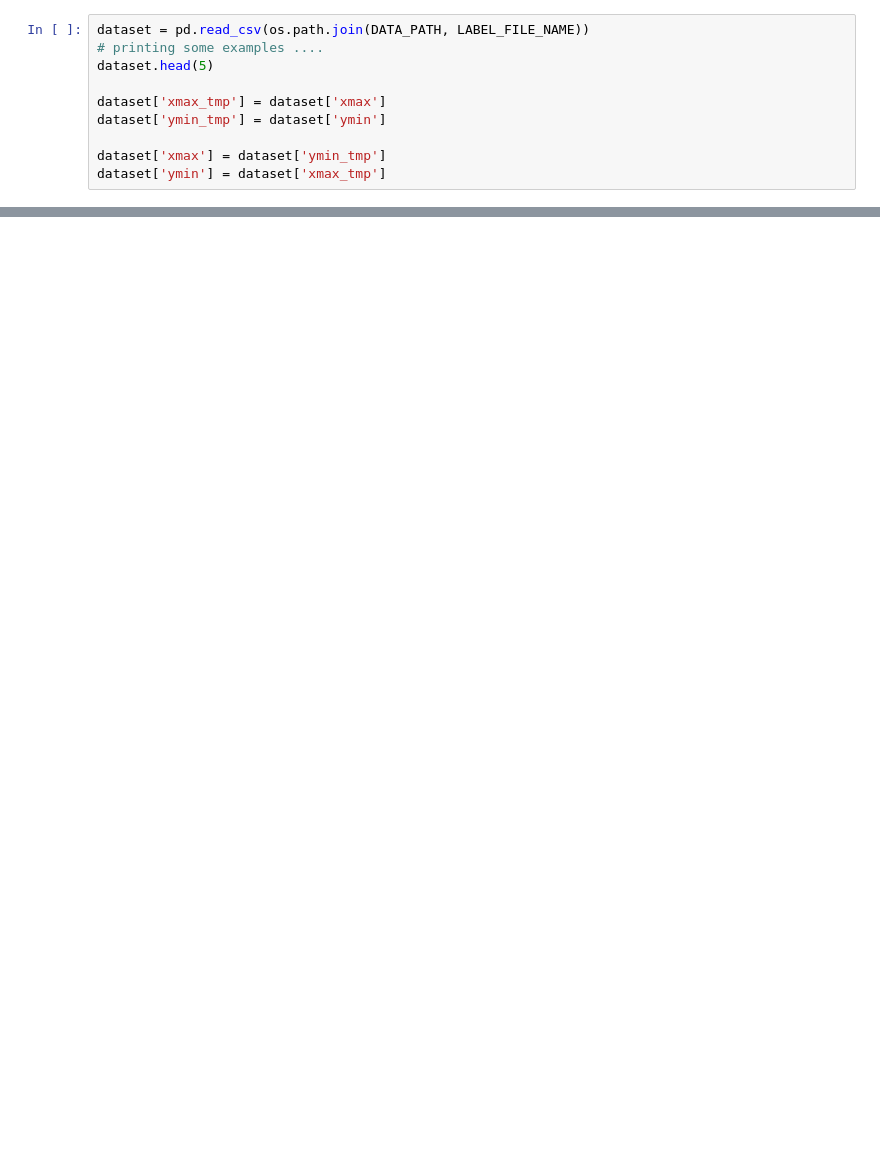
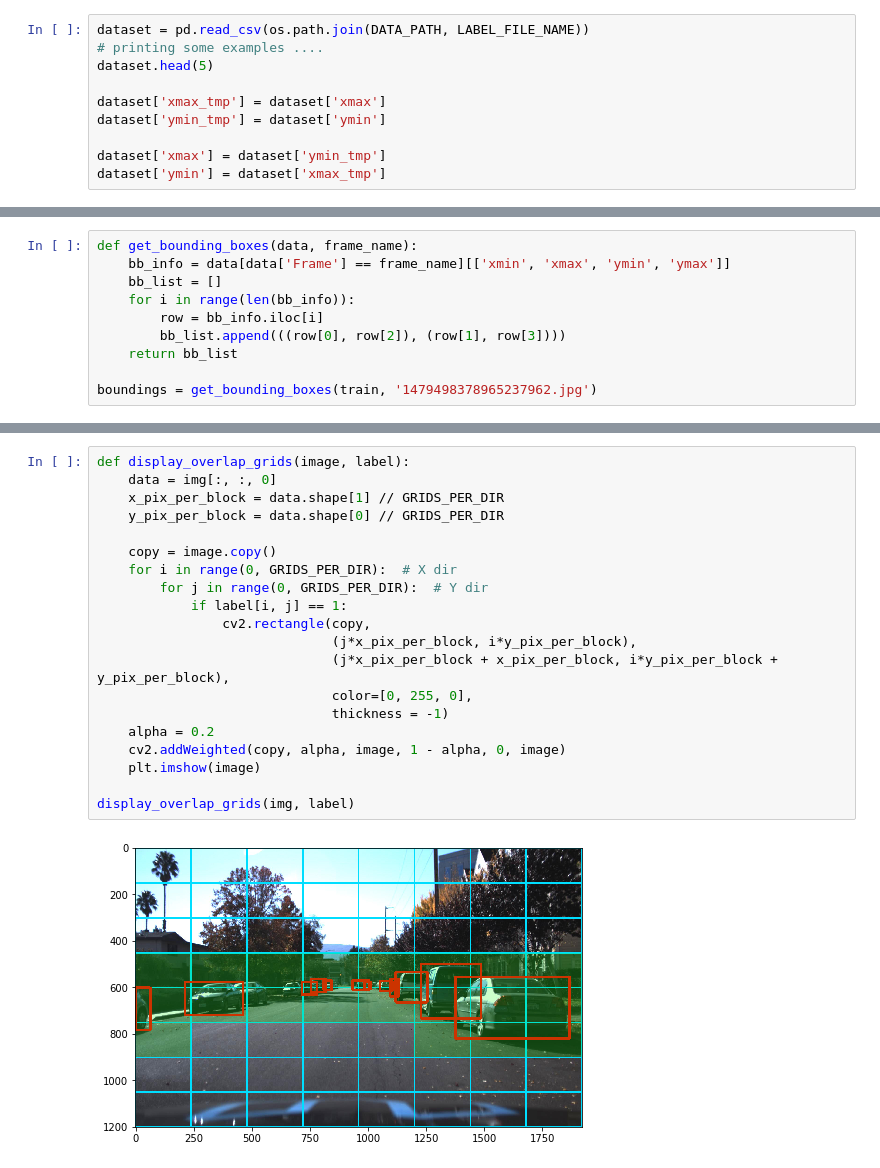
Before and after one commit to upul/Pedestrian_Detection, a Jupyter notebook: DataExplorationAndInitialModels.ipynb, the cells around one changed output, grey strips where cells are left out. Drawn from its saved outputs; the diff is of its cells as text; blank space fills up the shorter version.

```diff
--- a/DataExplorationAndInitialModels.ipynb
+++ b/DataExplorationAndInitialModels.ipynb
@@ -103,0 +47,10 @@ print_bounding_boxes(selected_frame)
+# %%
+def get_bounding_boxes(data, frame_name):
+    bb_info = data[data['Frame'] == frame_name][['xmin', 'xmax', 'ymin', 'ymax']]
+    bb_list = []
+    for i in range(len(bb_info)):
+        row = bb_info.iloc[i]
+        bb_list.append(((row[0], row[2]), (row[1], row[3])))
+    return bb_list
+
+boundings = get_bounding_boxes(train, '1479498378965237962.jpg')
@@ -103,0 +136,22 @@ print_bounding_boxes(selected_frame)
+# %%
+def display_overlap_grids(image, label):
+    data = img[:, :, 0]
+    x_pix_per_block = data.shape[1] // GRIDS_PER_DIR
+    y_pix_per_block = data.shape[0] // GRIDS_PER_DIR
+
+    copy = image.copy()
+    for i in range(0, GRIDS_PER_DIR):  # X dir
+        for j in range(0, GRIDS_PER_DIR):  # Y dir
+            if label[i, j] == 1:
+                cv2.rectangle(copy,
+                              (j*x_pix_per_block, i*y_pix_per_block),
+                              (j*x_pix_per_block + x_pix_per_block, i*y_pix_per_block + y_pix_per_block),
+                              color=[0, 255, 0],
+                              thickness = -1)
+    alpha = 0.2
+    cv2.addWeighted(copy, alpha, image, 1 - alpha, 0, image)
+    plt.imshow(image)
+
+display_overlap_grids(img, label)
+# %% [output]
+[figure, added]
```
Also changed, not shown: parts of 11 cells of this notebook.
